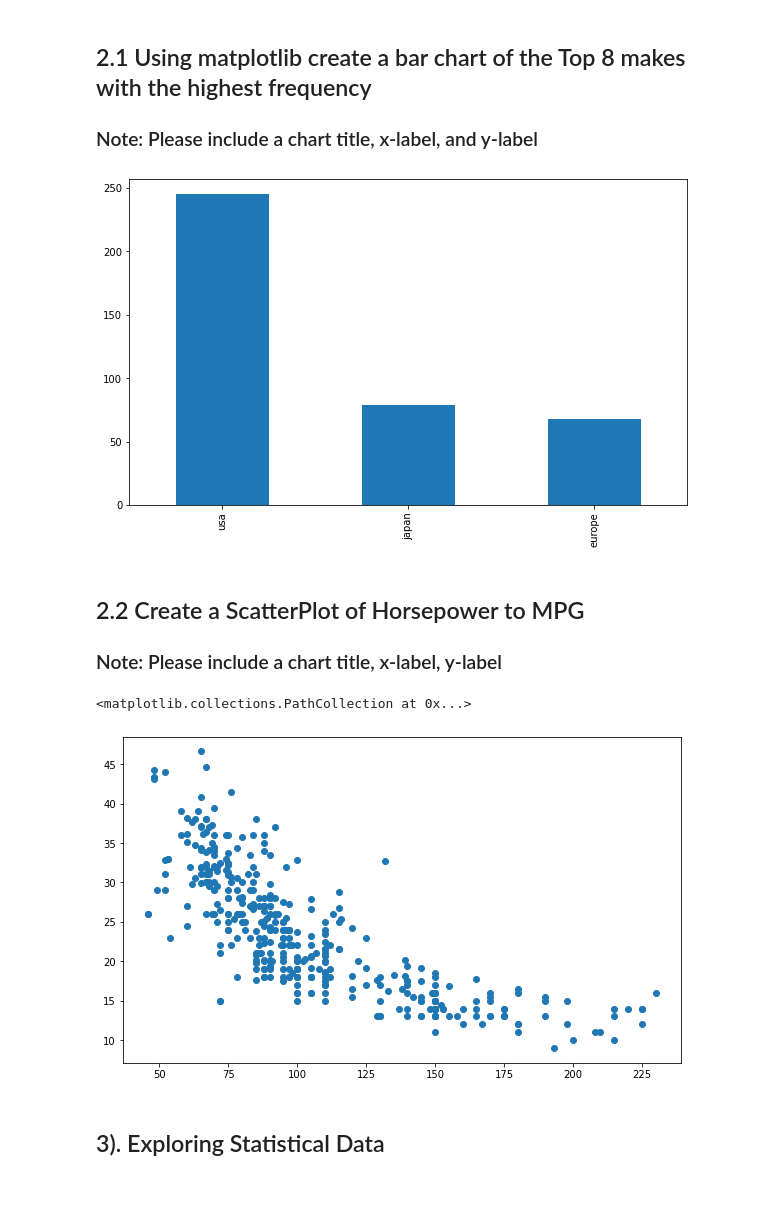
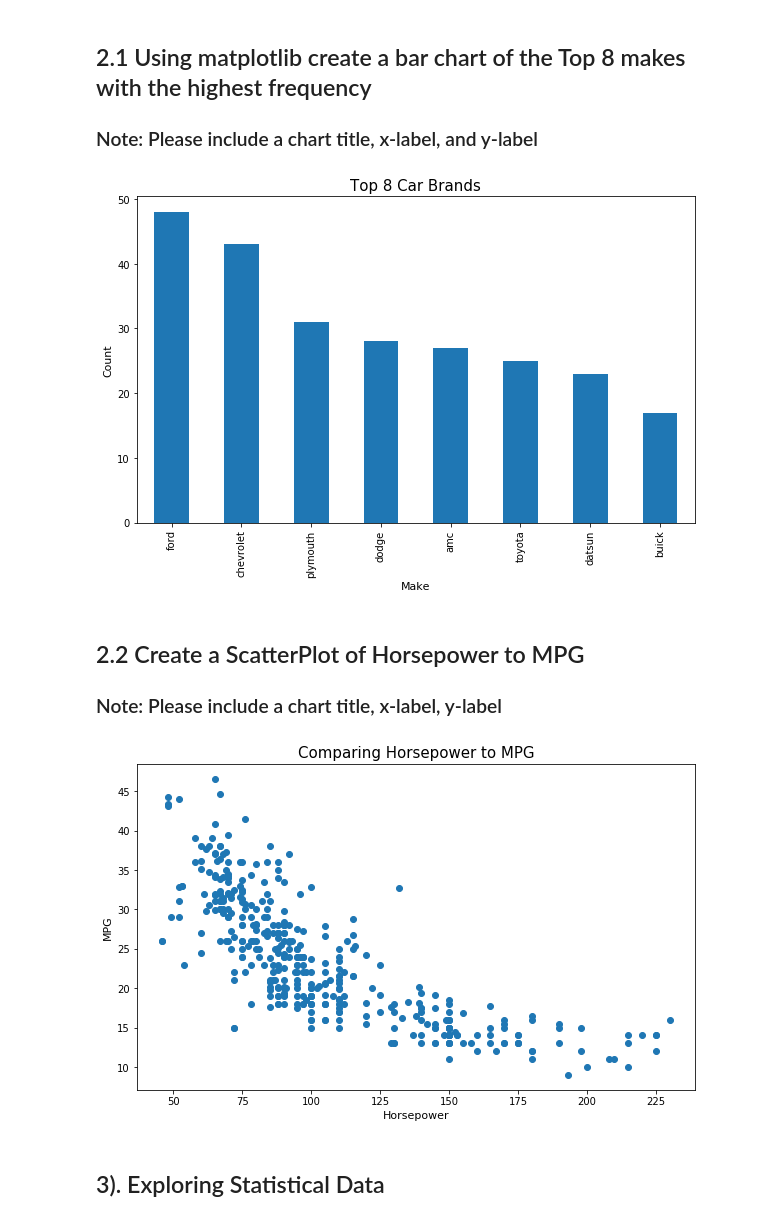
Before and after one commit to njw27/Code-Challenge-Review-, a Jupyter notebook: Code_Challenge_1_Review (Answer_key).ipynb, the cells around one changed output. Drawn from its saved outputs; the diff is of its cells as text; code cells hidden in the pictures; blank space fills up the shorter version.

Commit message:
Updating solution
Adding x and y label names to plots

```diff
--- a/Code_Challenge_1_Review (Answer_key).ipynb
+++ b/Code_Challenge_1_Review (Answer_key).ipynb
@@ -68,14 +61,15 @@ Name: origin, dtype: int64
 # %%
 ##Begin Solution
 
 cars_count_figure, ax = plt.subplots(figsize=(10, 6))
-ax = df['origin'].value_counts()[:8].plot(kind='bar')
-
-#be sure to add labels
+ax = df['make'].value_counts()[:8].plot(kind='bar')
+ax.set_title('Top 8 Car Brands', fontsize=15)
+ax.set_xlabel('Make', fontsize=11)
+ax.set_ylabel('Count', fontsize=11);
 
 ##End Solution
 # %% [output]
-[figure, old version]
+[figure, new version]
 # %% [markdown]
 ## 2.2 Create a ScatterPlot of Horsepower to MPG
 ### Note:  Please include a chart title, x-label, y-label
@@ -84,14 +78,14 @@ ax = df['origin'].value_counts()[:8].plot(kind='bar')
 
 cars_count_figure, ax = plt.subplots(figsize=(10, 6))
 ax.scatter(df['horsepower'].values, df['mpg'].values)
-
-#be sure to add labels
+ax.set_title('Comparing Horsepower to MPG', fontsize=15)
+ax.set_xlabel('Horsepower', fontsize=11)
+ax.set_ylabel('MPG', fontsize=11);
 
 
 ##End Solution
 # %% [output]
-<matplotlib.collections.PathCollection at 0x...>
-[figure, old version]
+[figure, new version]
 # %% [markdown]
 ## 3). Exploring Statistical Data
 # %% [markdown]
```
Also changed, not shown: parts of 2 cells of this notebook.
